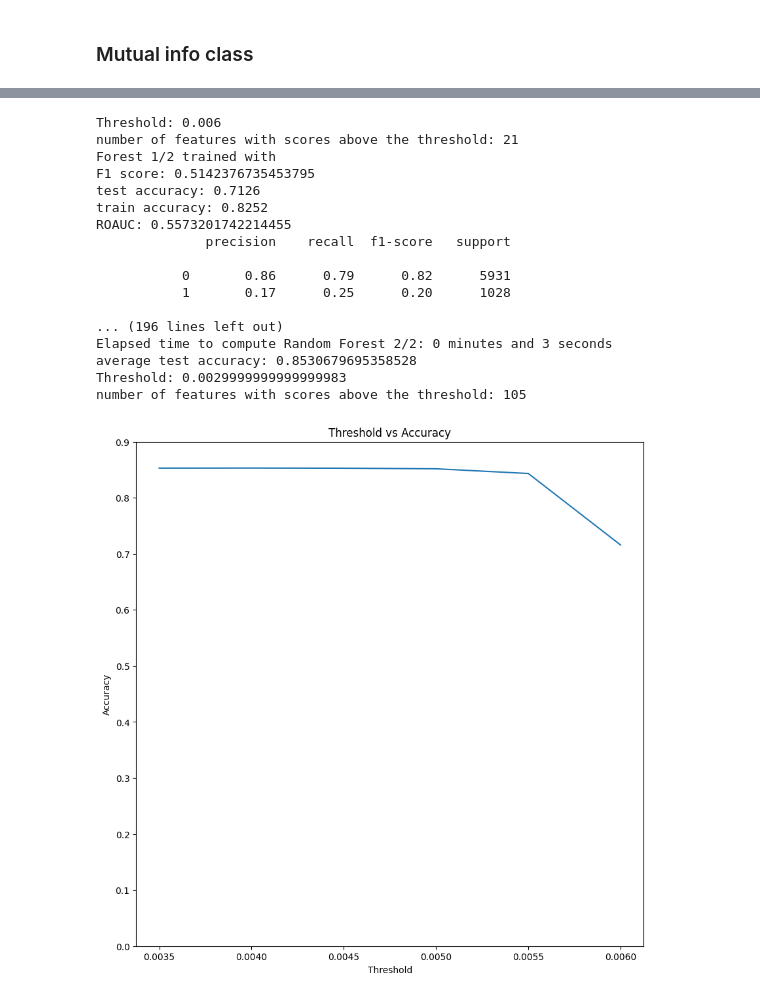
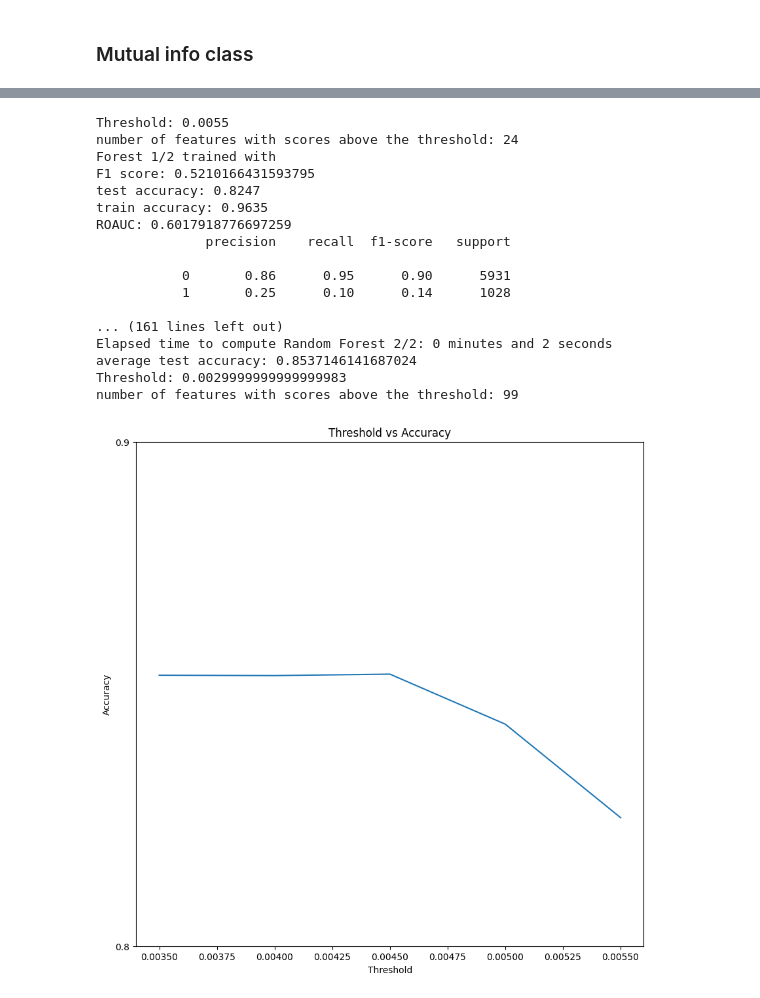
Before and after one commit to dilancroos/sl_predictors_xai, a Jupyter notebook: 00_feature_select.ipynb, the cells around one changed output, grey strips where cells are left out. Drawn from its saved outputs; the diff is of its cells as text; code cells hidden in the pictures.

```diff
--- a/00_feature_select.ipynb
+++ b/00_feature_select.ipynb
@@ -209,7 +209,7 @@ plt.show()
 # %%
 accuracy_scores = []
 prev_num_feat = 0
-th = 68
+th = 40
 while th > 0:
     print(f"Threshold: {th}")
     num_features = len([sc for sc in scores if sc > th])
@@ -393,6 +394,6 @@ threshold: 0.0012181705013325718
 # %%
 accuracy_scores = []
-for i in range(2,10):
+for i in range(1,10):
     print(f"{i}:\n")
     threshold = range2 * i / 10
     print(f"Threshold: {threshold}")
@@ -436,7 +437,7 @@ plt.show()
 # %%
 accuracy_scores = []
 prev_num_feat = 0
-th = 0.006
+th = 0.0055
 while th > 0:
     print(f"Threshold: {th}")
     num_features = len([sc for sc in scores if sc > th])
@@ -454,31 +455,31 @@ while th > 0:
     print(f"average test accuracy: {np.mean(test_accuracies)}")
     th -= 0.0005
 # %% [output]
-Threshold: 0.006
-number of features with scores above the threshold: 21
+Threshold: 0.0055
+number of features with scores above the threshold: 24
 Forest 1/2 trained with
-F1 score: 0.5142376735453795
-test accuracy: 0.7126
-train accuracy: 0.8252
-ROAUC: 0.5573201742214455
+F1 score: 0.5210166431593795
+test accuracy: 0.8247
+train accuracy: 0.9635
+ROAUC: 0.6017918776697259
               precision    recall  f1-score   support
 
-           0       0.86      0.79      0.82      5931
-           1       0.17      0.25      0.20      1028
+           0       0.86      0.95      0.90      5931
+           1       0.25      0.10      0.14      1028
 
-... (196 lines left out)
-Elapsed time to compute Random Forest 2/2: 0 minutes and 3 seconds
-average test accuracy: 0.8530679695358528
+... (161 lines left out)
+Elapsed time to compute Random Forest 2/2: 0 minutes and 2 seconds
+average test accuracy: 0.8537146141687024
 Threshold: 0.0029999999999999983
-number of features with scores above the threshold: 105
+number of features with scores above the threshold: 99
 # %%
 # plot the accuracy scores
 plt.figure(figsize=(10,10))
 plt.plot([i[0] for i in accuracy_scores], [i[1] for i in accuracy_scores])
-plt.yticks(np.arange(0, 1, 0.1))
+plt.yticks(np.arange(0.8, 1, 0.1))
 plt.xlabel('Threshold')
 plt.ylabel('Accuracy')
 plt.title('Threshold vs Accuracy')
 plt.show()
 # %% [output]
-[figure, old version]
+[figure, new version]
```
Also changed, not shown: parts of 13 cells of this notebook.
